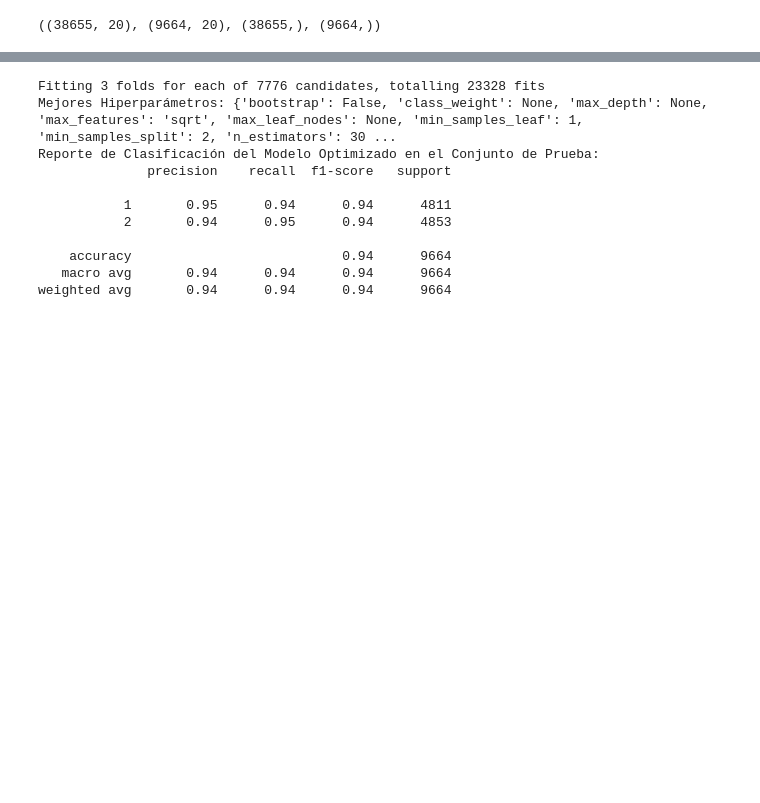
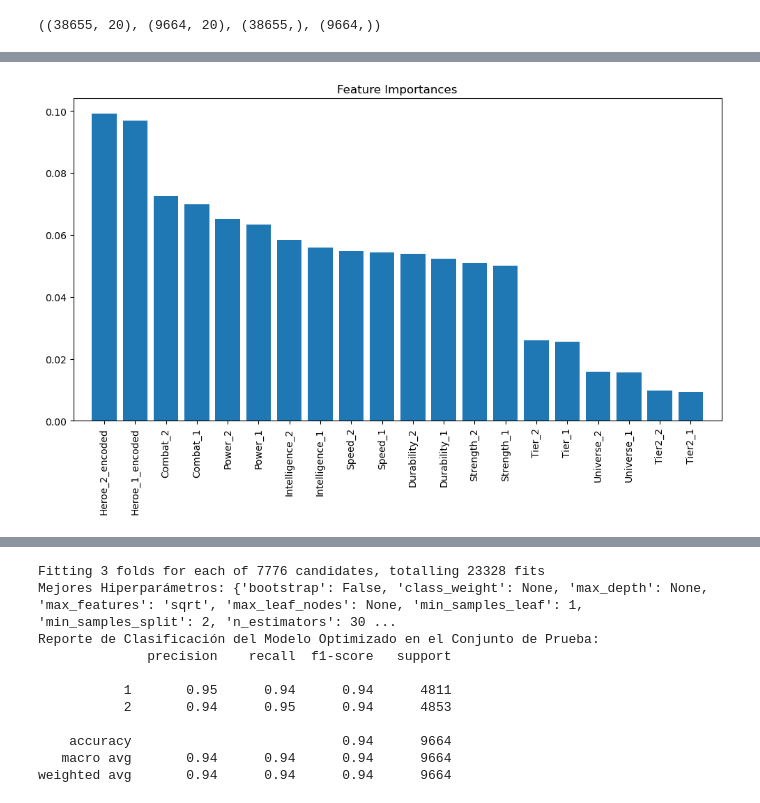
Before and after one commit to Lokhy87/Proyecto-Machine-Learning, a Jupyter notebook: Proyecto_ML.ipynb, the cells around one changed output, grey strips where cells are left out. Saved outputs shown, nothing was run; the diff lists cells and outputs as text; code cells hidden in the pictures; blank space fills up the shorter version.

```diff
--- a/Proyecto_ML.ipynb
+++ b/Proyecto_ML.ipynb
@@ -407,0 +738,15 @@ Accuracy: 0.84
+# %%
+# Obtener la importancia de las características
+importances = best_rf_model.feature_importances_
+indices = np.argsort(importances)[::-1]
+features = np.array(features)
+
+# Visualizar la importancia de las características
+plt.figure(figsize=(12, 6))
+plt.title("Feature Importances")
+plt.bar(range(len(importances)), importances[indices], align="center")
+plt.xticks(range(len(importances)), features[indices], rotation=90)
+plt.xlim([-1, len(importances)])
+plt.show()
+# %% [output]
+[figure, added]
```
Also changed, not shown: parts of 36 cells of this notebook, 1 other file.
